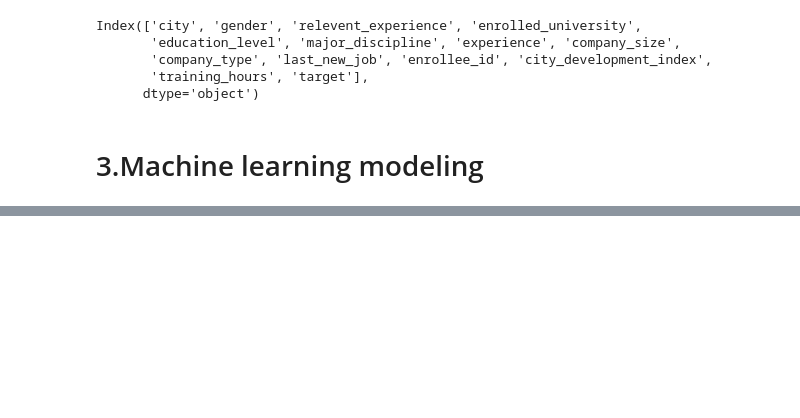
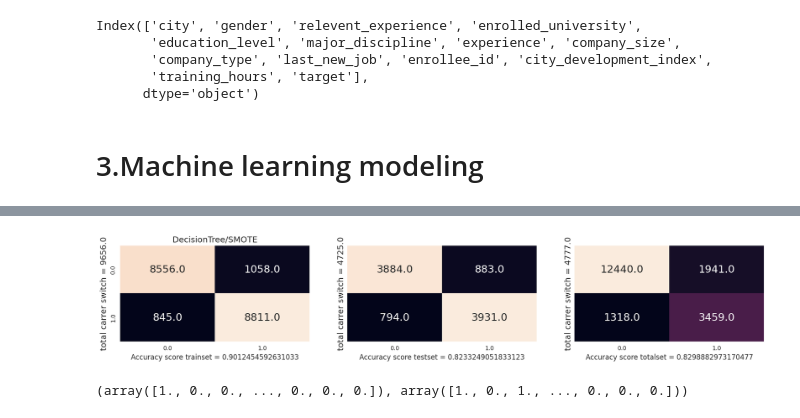
Before and after one commit to Afreed007/HR-Analytics, a Jupyter notebook: HR_Analytics.ipynb, the cells around one changed output, grey strips where cells are left out. Cells and saved outputs as stored; diff of their text form; code cells hidden in the pictures; blank space fills up the shorter version.

```diff
--- a/HR_Analytics.ipynb
+++ b/HR_Analytics.ipynb
@@ -328,0 +361,7 @@ AttributeError: 'SMOTE' object has no attribute 'fit_sample'
+# %%
+#decisiontree/SMOTE'
+title ='DecisionTree/SMOTE'
+Models(DecisionTreeClassifier(max_depth=14),x_train1,x_test1,y_train1,y_test1,title)
+# %% [output]
+[figure, added]
+(array([1., 0., 0., ..., 0., 0., 0.]), array([1., 0., 1., ..., 0., 0., 0.]))
```
Also changed, not shown: parts of 18 cells of this notebook.
